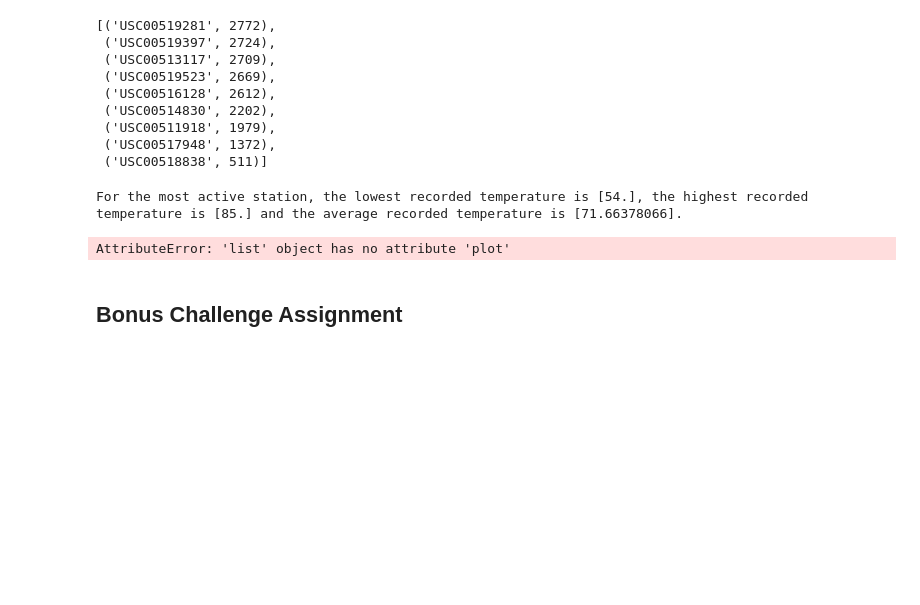
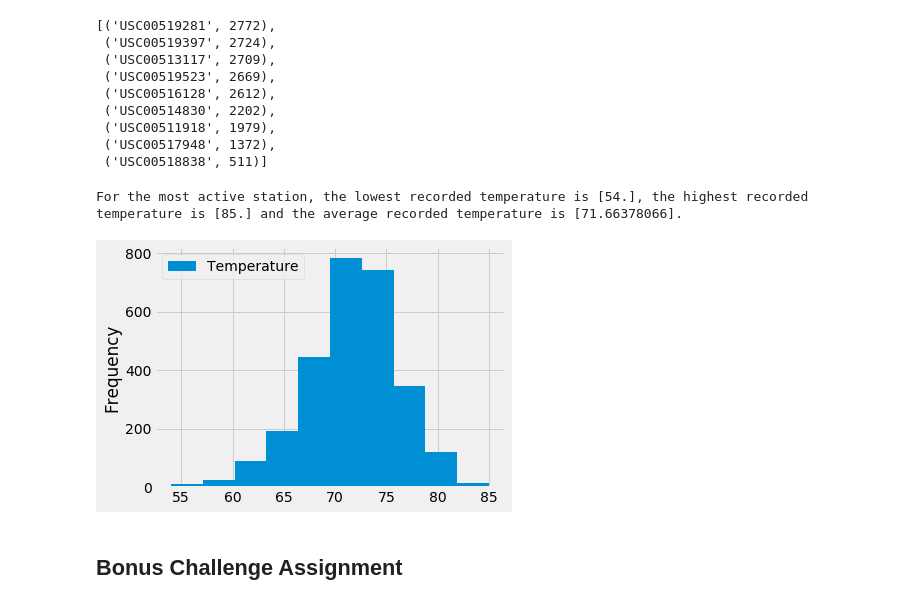
Before and after one commit to anishjv20/sqlalchemy-challenge, a Jupyter notebook: climate_starter.ipynb, the cells around one changed output. Drawn from its saved outputs; the diff is of its cells as text; code cells hidden in the pictures; blank space fills up the shorter version.

```diff
--- a/climate_starter.ipynb
+++ b/climate_starter.ipynb
@@ -107,14 +119,14 @@ For the most active station, the lowest recorded temperature is [54.], the highe
 # %%
 # Choose the station with the highest number of temperature observations.
 # Query the last 12 months of temperature observation data for this station and plot the results as a histogram
 date = dt.date(2017,8,23) - dt.timedelta(days=365)
 results = session.query(Measurement.tobs).filter(Measurement.station=='USC00519281').all()
 df = pd.DataFrame(results,columns=['Temperature'])
-df.plot.histogram()
+df.plot.hist()
 plt.tight_layout()
 plt.show()
 # %% [output]
-AttributeError: 'list' object has no attribute 'plot'
+[figure, added]
 # %% [markdown]
 ## Bonus Challenge Assignment
 # %%
```
Also changed, not shown: parts of 5 cells of this notebook.
